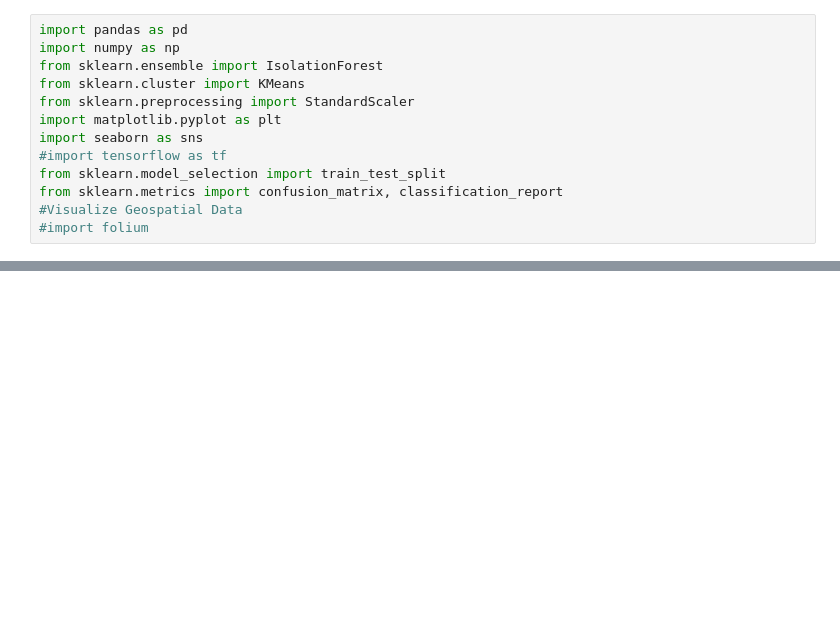
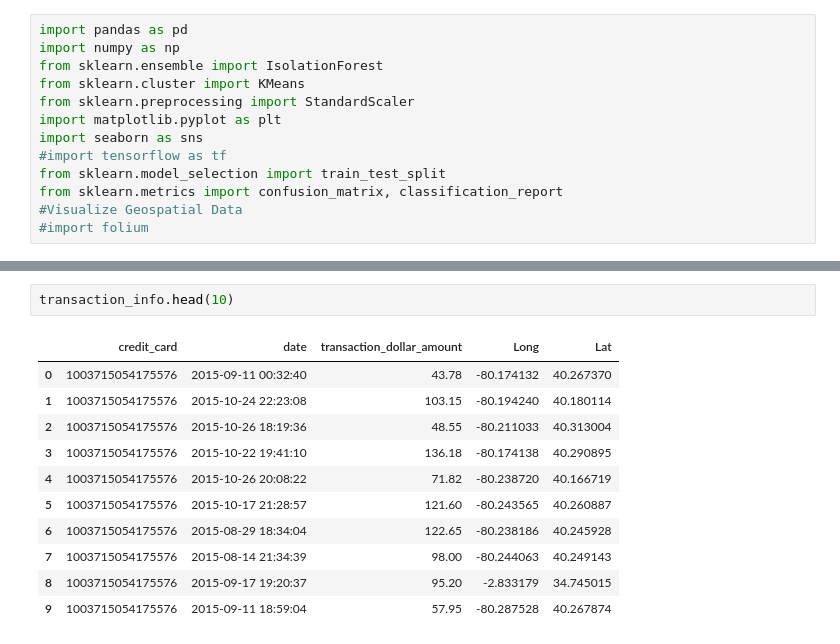
Before and after one commit to hajar-kaddouri/Final-Project2023, a Jupyter notebook: fun.ipynb, the cells around one changed output, grey strips where cells are left out. Drawn from its saved outputs; the diff is of its cells as text; blank space fills up the shorter version.

```diff
--- a/fun.ipynb
+++ b/fun.ipynb
@@ -19,0 +32,14 @@ FileNotFoundError: [Errno 2] No such file or directory: 'transaction.csv'
+# %%
+transaction_info.head(10)
+# %% [output]
+|  | credit_card | date | transaction_dollar_amount | Long | Lat |
+| 0 | 1003715054175576 | 2015-09-11 00:32:40 | 43.78 | -80.174132 | 40.267370 |
+| 1 | 1003715054175576 | 2015-10-24 22:23:08 | 103.15 | -80.194240 | 40.180114 |
+| 2 | 1003715054175576 | 2015-10-26 18:19:36 | 48.55 | -80.211033 | 40.313004 |
+| 3 | 1003715054175576 | 2015-10-22 19:41:10 | 136.18 | -80.174138 | 40.290895 |
+| 4 | 1003715054175576 | 2015-10-26 20:08:22 | 71.82 | -80.238720 | 40.166719 |
+| 5 | 1003715054175576 | 2015-10-17 21:28:57 | 121.60 | -80.243565 | 40.260887 |
+| 6 | 1003715054175576 | 2015-08-29 18:34:04 | 122.65 | -80.238186 | 40.245928 |
+| 7 | 1003715054175576 | 2015-08-14 21:34:39 | 98.00 | -80.244063 | 40.249143 |
+| 8 | 1003715054175576 | 2015-09-17 19:20:37 | 95.20 | -2.833179 | 34.745015 |
+| 9 | 1003715054175576 | 2015-09-11 18:59:04 | 57.95 | -80.287528 | 40.267874 |
```
Also changed, not shown: parts of 14 cells of this notebook.
